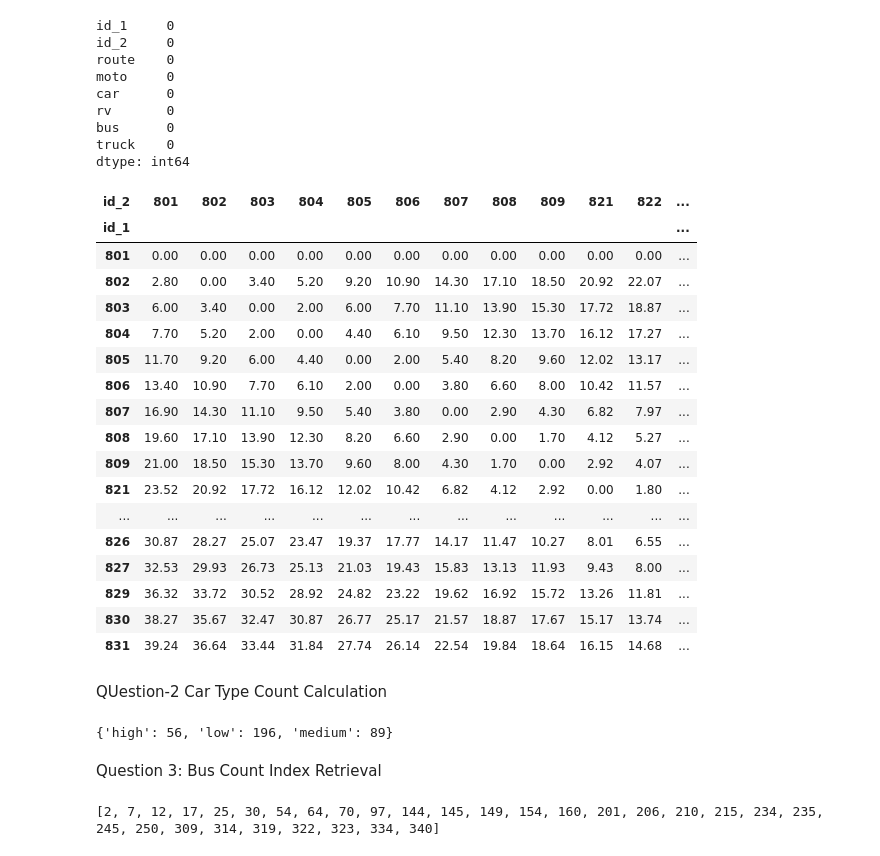
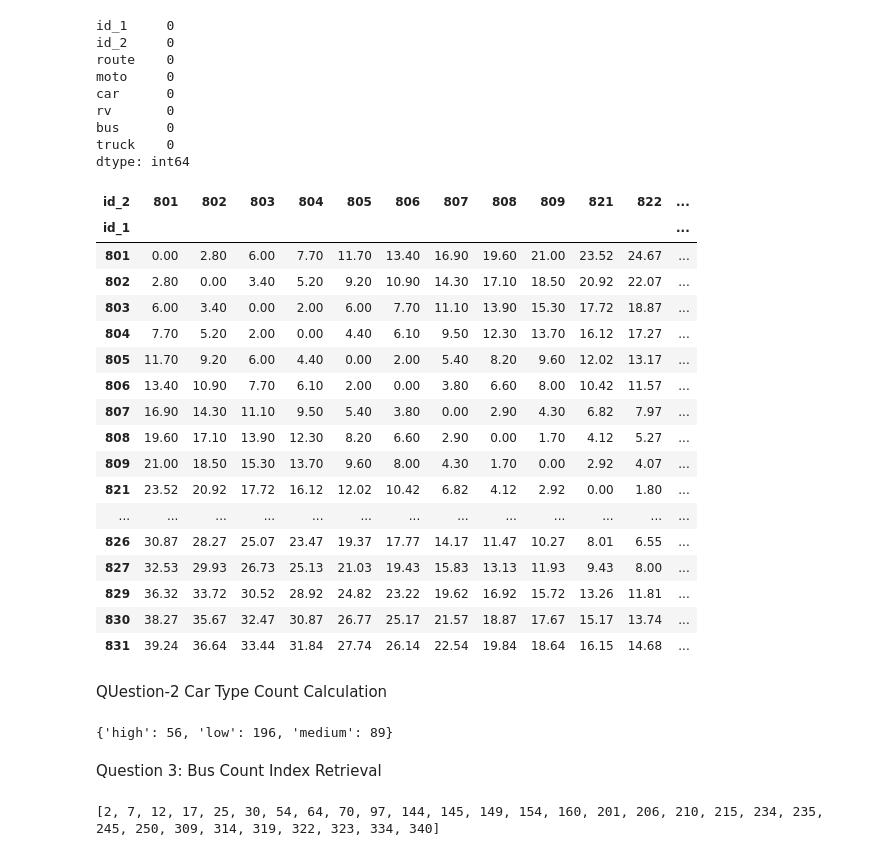
Before and after one commit to Devendra5421/devendra, a Jupyter notebook: mapup/Mapup.ipynb, the cells around one changed output. Drawn from its saved outputs; the diff is of its cells as text; code cells hidden in the pictures.

```diff
--- a/mapup/Mapup.ipynb
+++ b/mapup/Mapup.ipynb
@@ -51,20 +51,20 @@ dtype: int64
 # %%
 def generate_car_matrix(dataset_1):
     car_matrix = pd.pivot_table(dataset_1, values="car", index="id_1", columns="id_2")
-    car_matrix.values[::len(car_matrix) + 1] = 0
-
+    for i in range(len(car_matrix)):
+        car_matrix.iloc[i, i] = 0
     return car_matrix
 
 # Generate the car matrix
 car_matrix = generate_car_matrix(dataset_1.copy())
 # Handling the null values  in car matrix
-car_mtrix = car_matrix.fillna(0)
+car_matrix = car_matrix.fillna(0)
 # %%
-car_mtrix
+car_matrix
 # %% [output]
 | id_2 | 801 | 802 | 803 | 804 | 805 | 806 | 807 | 808 | 809 | 821 | 822 | ... |
 | id_1 |  |  |  |  |  |  |  |  |  |  |  | ... |
-| 801 | 0.00 | 0.00 | 0.00 | 0.00 | 0.00 | 0.00 | 0.00 | 0.00 | 0.00 | 0.00 | 0.00 | ... |
+| 801 | 0.00 | 2.80 | 6.00 | 7.70 | 11.70 | 13.40 | 16.90 | 19.60 | 21.00 | 23.52 | 24.67 | ... |
 | 802 | 2.80 | 0.00 | 3.40 | 5.20 | 9.20 | 10.90 | 14.30 | 17.10 | 18.50 | 20.92 | 22.07 | ... |
 | 803 | 6.00 | 3.40 | 0.00 | 2.00 | 6.00 | 7.70 | 11.10 | 13.90 | 15.30 | 17.72 | 18.87 | ... |
 | 804 | 7.70 | 5.20 | 2.00 | 0.00 | 4.40 | 6.10 | 9.50 | 12.30 | 13.70 | 16.12 | 17.27 | ... |
@@ -80,8 +80,8 @@ car_mtrix
 | 829 | 36.32 | 33.72 | 30.52 | 28.92 | 24.82 | 23.22 | 19.62 | 16.92 | 15.72 | 13.26 | 11.81 | ... |
 | 830 | 38.27 | 35.67 | 32.47 | 30.87 | 26.77 | 25.17 | 21.57 | 18.87 | 17.67 | 15.17 | 13.74 | ... |
 | 831 | 39.24 | 36.64 | 33.44 | 31.84 | 27.74 | 26.14 | 22.54 | 19.84 | 18.64 | 16.15 | 14.68 | ... |
-# %% [markdown]
-QUestion-2 Car Type Count Calculation
+# %% [markdown]
+QUestion-2 Car Type Count Calculation
 # %%
 # Create a DataFrame from the provided data
 
@@ -112,8 +112,8 @@ type_counts = get_type_count(dataset_1.copy())
 print(type_counts)
 # %% [output]
 {'high': 56, 'low': 196, 'medium': 89}
-# %% [markdown]
-Question 3: Bus Count Index Retrieval
+# %% [markdown]
+Question 3: Bus Count Index Retrieval
 # %%
 def get_bus_indexes(dataset_1):
 
```
Also changed, not shown: parts of 23 cells of this notebook, 3 other files.
